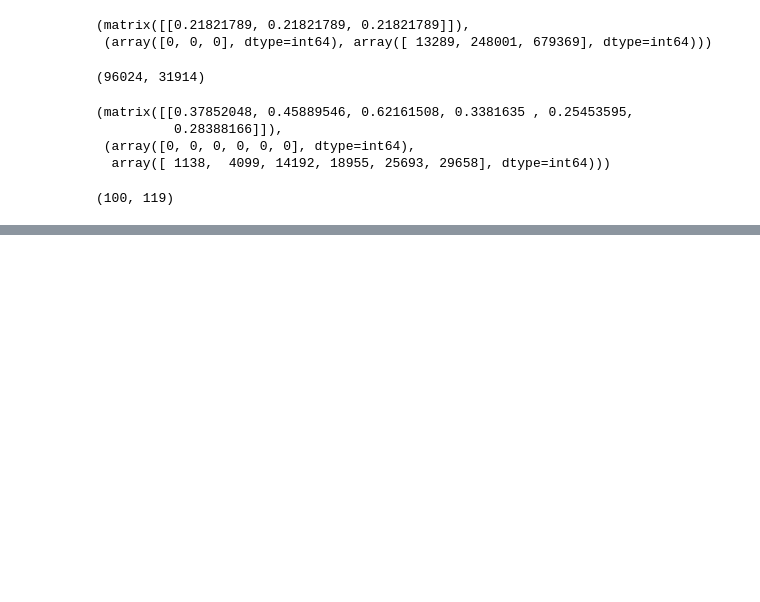
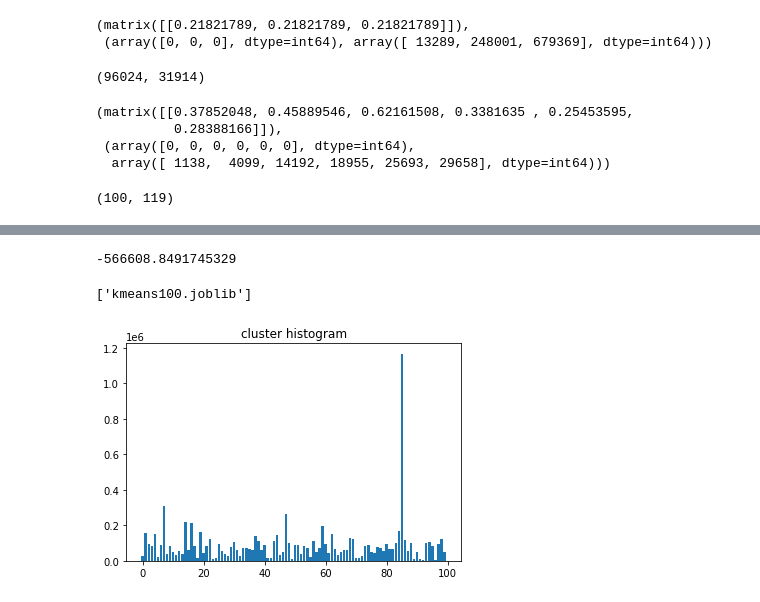
Before and after one commit to sajjadGG/CovidSocial2020, a Jupyter notebook: AllTogether.ipynb, the cells around one changed output, grey strips where cells are left out. Drawn from its saved outputs; the diff is of its cells as text; code cells hidden in the pictures; blank space fills up the shorter version.

Commit message:
train clustering on all data

```diff
--- a/AllTogether.ipynb
+++ b/AllTogether.ipynb
@@ -125,0 +166,15 @@ X3 =vectorizer2.transform(df[15].values[0:1000])
+# %%
+from scipy.sparse import vstack, hstack
+bar = progressbar.ProgressBar(maxval=20, \
+    widgets=[progressbar.Bar('=', '[', ']'), ' ', progressbar.Percentage()])
+bar.start()
+
+
+for dfnumber in range(1,9):
+    path = "../Data/Processed/Fulldocumentword{}.csv".format(dfnumber)
+    df = pd.read_csv(path , header=None , usecols=[15])
+    print()
+    print(X.shape)
+    X = vstack([vectorizer.transform(df[15].values) , X])
+    bar.update(dfnumber)
+bar.finish()
@@ -128,0 +205,5 @@ X3 =vectorizer2.transform(df[15].values[0:1000])
+# %%
+from sklearn.feature_extraction.text import TfidfTransformer
+tfvec = TfidfTransformer()
+Xt = tfvec.fit_transform(X)
+Xt.shape
@@ -128,0 +215,6 @@ X3 =vectorizer2.transform(df[15].values[0:1000])
+# %%
+from sklearn.decomposition import TruncatedSVD
+ncomp=64
+svd = TruncatedSVD(n_components=ncomp,algorithm='arpack', random_state=42)
+Xt = svd.fit_transform(Xt)
+Xt.shape
@@ -128,0 +227,6 @@ X3 =vectorizer2.transform(df[15].values[0:1000])
+# %%
+from sklearn.cluster import KMeans
+nc=100
+losses = []
+
+kmeans = KMeans(n_clusters=nc, random_state=0,verbose=1).fit(Xt)
@@ -128,0 +252,16 @@ X3 =vectorizer2.transform(df[15].values[0:1000])
+# %%
+kmeans.score(Xt)
+# %% [output]
+-566608.8491745329
+# %%
+dump(kmeans, 'kmeans100.joblib')
+# %% [output]
+['kmeans100.joblib']
+# %%
+pred=kmeans.predict(Xt)
+plt.title("cluster histogram")
+cl , co = np.unique(pred, return_counts=True)
+plt.bar(cl ,co )
+plt.show()
+# %% [output]
+[figure, added]
```
Also changed, not shown: parts of 30 cells of this notebook.
